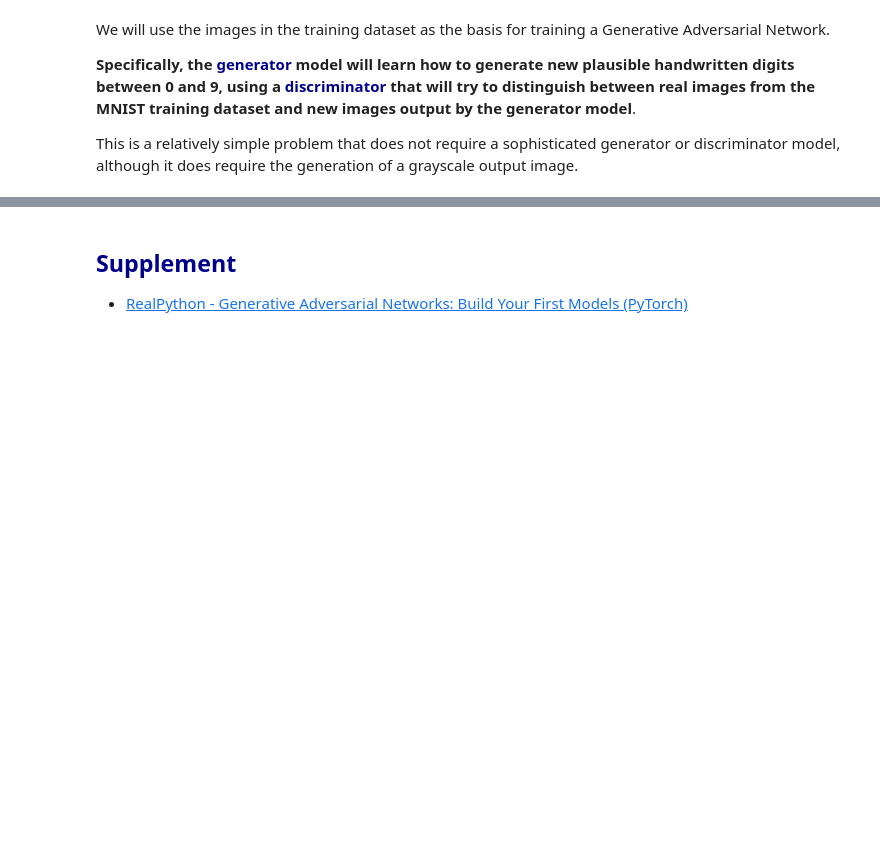
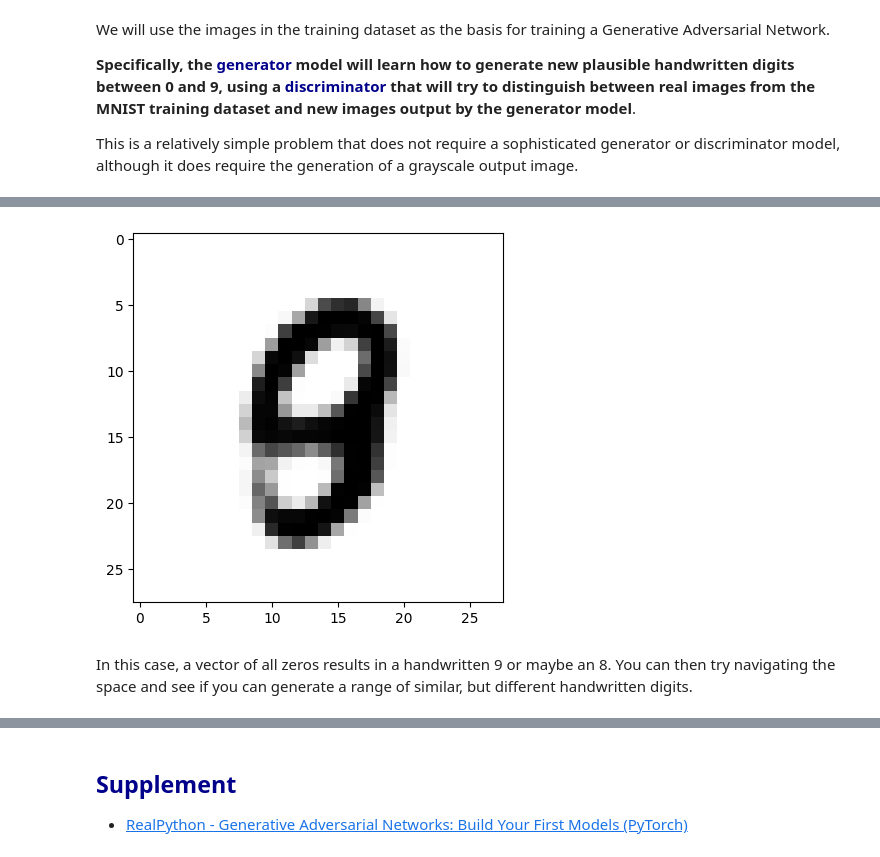
Before and after one commit to johnklee/ml_articles, a Jupyter notebook: mlmastery/How_to_develop_a_generative_adversarial_network_for_an_mnist_handwritten_digits_from_scratch_in_keras/notebook.ipynb, the cells around one changed output, grey strips where cells are left out. Drawn from its saved outputs; the diff is of its cells as text; code cells hidden in the pictures; blank space fills up the shorter version.

```diff
--- a/mlmastery/How_to_develop_a_generative_adversarial_network_for_an_mnist_handwritten_digits_from_scratch_in_keras/notebook.ipynb
+++ b/mlmastery/How_to_develop_a_generative_adversarial_network_for_an_mnist_handwritten_digits_from_scratch_in_keras/notebook.ipynb
@@ -103,0 +242,12 @@ We will use some best practices in defining the discriminator model, such as the
+# %%
+# load and prepare mnist training images
+def load_real_samples():
+    # load mnist dataset
+    (train_X, train_y), (_, _) = load_data()
+    # expand to 3d, e.g. add channels dimension
+    X = np.expand_dims(train_X, axis=-1)
+    # convert from unsigned ints to floats
+    X = X.astype('float32')
+    # scale from [0,255] to [0,1]
+    X = X / 255.0
+    return X, train_y
@@ -103,0 +911,14 @@ We will use some best practices in defining the discriminator model, such as the
+# %%
+# load model
+model = load_model('generator_model_100.h5')
+
+# all 0s
+vector = asarray([[0.0 for _ in range(100)]])
+
+# generate image
+X = model.predict(vector)
+
+# plot the result
+plt.imshow(X[0, :, :, 0], cmap='gray_r')
+plt.show()
+# %% [output]
@@ -103,0 +927,3 @@ We will use some best practices in defining the discriminator model, such as the
+[figure, added]
+# %% [markdown]
+In this case, a vector of all zeros results in a handwritten 9 or maybe an 8. You can then try navigating the space and see if you can generate a range of similar, but different handwritten digits.
```
Also changed, not shown: parts of 66 cells of this notebook, 4 other files.
